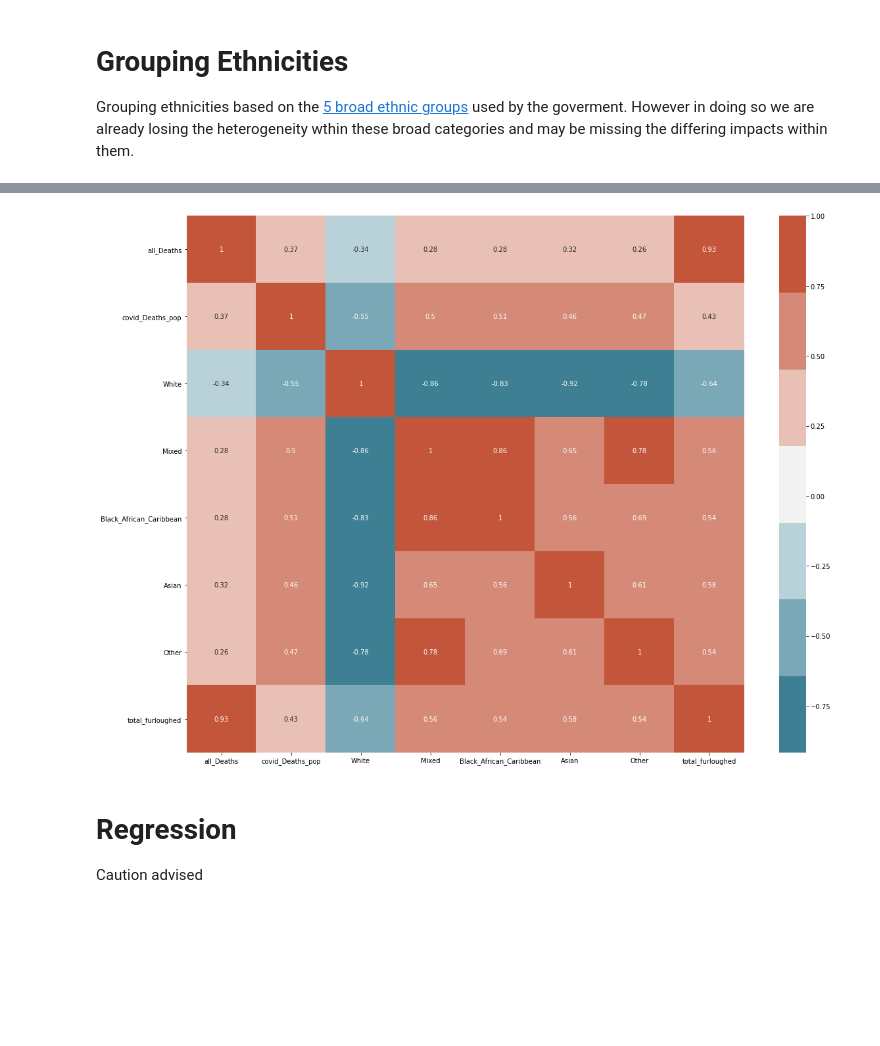
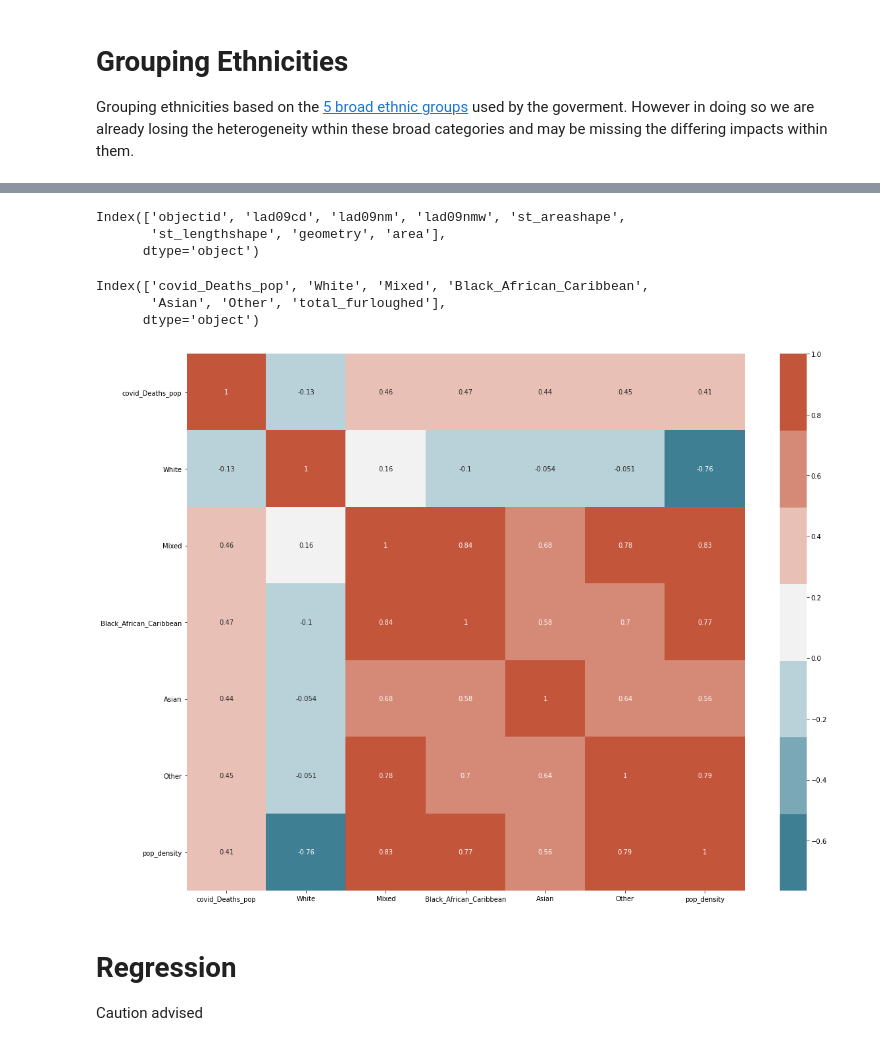
Before and after one commit to Quotennial/covid_bame, a Jupyter notebook: notebooks/ONS Deaths and Ethnicity.ipynb, the cells around one changed output, grey strips where cells are left out. Saved outputs shown, nothing was run; the diff lists cells and outputs as text; code cells hidden in the pictures; blank space fills up the shorter version.

```diff
--- a/notebooks/ONS Deaths and Ethnicity.ipynb
+++ b/notebooks/ONS Deaths and Ethnicity.ipynb
@@ -42,0 +40,15 @@ Index(['Sex', 'Geography', 'Area code', 'all_Deaths', 'all_Rate',
+# %%
+#importing and cleaning our main dataset
+ons_deaths_df = bame_datastore.ons_deaths.df # import ons mortality data
+ethnicity_df = bame_datastore.ethnicity_data.df # import 2011 census data
+ethnicity_list = ethnicity_df.columns[2:]
+df = ons_deaths_df.join(ethnicity_df) # join by local authority
+
+pop_df = bame_datastore.pop_est.df.copy() # import 2020 population estimates
+df = df.join(pop_df.drop(columns = pop_df.columns[3:]))
+df.rename(columns={"All ages": "total_pop"}, inplace=True)
+df["covid_Deaths_pop"] = df["covid_Deaths"]/df["total_pop"] # normalise deaths by population
+
+df = df.drop(columns = ["Sex", "Geography", "Area code", "all Lower CI", "all Upper CI", "covid Lower CI",
+                   "covid Upper CI", "Geography_code", "Denominator", "Code", "Geography1"])
+df.head()
@@ -67,7 +90,3 @@ reg_plot(df, "covid_Deaths")
 reg_plot(df, "all_Deaths")
 # %% [output]
 [figure]
-# %%
-df[df.columns[5]] = df["covid_Deaths"]/df["Denominator"] # normalise deaths by population
-df.rename(columns={df.columns[5]:'covid_Deaths_pop'}, inplace=True)
-reg_plot(df, "covid_Deaths_pop")
@@ -86,8 +110,8 @@ plt.savefig("../reports/figures/corrmat.png")
 # Grouping Ethnicities
 Grouping ethnicities based on the [5 broad ethnic groups](https://www.ethnicity-facts-figures.service.gov.uk/ethnic-groups) used by the goverment. However in doing so we are already losing the heterogeneity wthin these broad categories and may be missing the differing impacts within them.
 # %%
-df_grouped = df.iloc[:,:6].copy() # target data
-
+df_grouped = df.copy() # target data
+df_grouped = df_grouped.drop(columns = ethnicity_list)
 # sum groups to get total share
 df_grouped["White"] = df[['White', 'White British','White Gypsy or Irish Traveller', 'White Irish', 'White Other']].sum(axis=1)
 df_grouped["Mixed"] = df[['Mixed White and Black Caribbean','Mixed White and Asian',
@@ -161,12 +186,30 @@ plt.savefig(f"../reports/figures/ethnicity_and_density.png")
+# %%
+la_gdf = bame_datastore.lad_geog.gdf.copy()
+la_gdf = la_gdf.to_crs({'init': 'epsg:3395'}) # change projection to Cartesian
+la_gdf["area"] = la_gdf['geometry'].area/ 10**6 # area in square km
+la_gdf.columns
+# %% [output]
+Index(['objectid', 'lad09cd', 'lad09nm', 'lad09nmw', 'st_areashape',
+       'st_lengthshape', 'geometry', 'area'],
+      dtype='object')
+# %%
+furlough_df.columns
+# %% [output]
+Index(['covid_Deaths_pop', 'White', 'Mixed', 'Black_African_Caribbean',
+       'Asian', 'Other', 'total_furloughed'],
+      dtype='object')
 # %%
-# Adding Deprivation measures
-ethnic_deprv_df = df_grouped.join(bame_datastore.furlough_data.df)
+dense_df = df_grouped.join(la_gdf.set_index("lad09nm"))
+dense_df["pop_density"] = dense_df["total_pop"]/dense_df["area"]
+dense_df = dense_df.drop(columns=["all_Deaths", "covid_Deaths", "area", "total_pop",
+                                  'objectid', 'lad09cd', 'lad09nmw', 'st_areashape','st_lengthshape',])
+
 plt.figure(figsize=(19, 15))
-corrMatrix = ethnic_deprv_df.corr()
+corrMatrix = dense_df.corr()
 sns.heatmap(corrMatrix, annot=True, cmap=sns.diverging_palette(220, 20, n=7))
-plt.savefig("../reports/figures/furlough_cormat.png")
+plt.savefig("../reports/figures/density_corrmat.png")
 # %% [output]
-[figure, old version]
+[figure, new version]
 # %% [markdown]
 # Regression
 Caution advised
```
Also changed, not shown: parts of 21 cells of this notebook, 13 other files.
